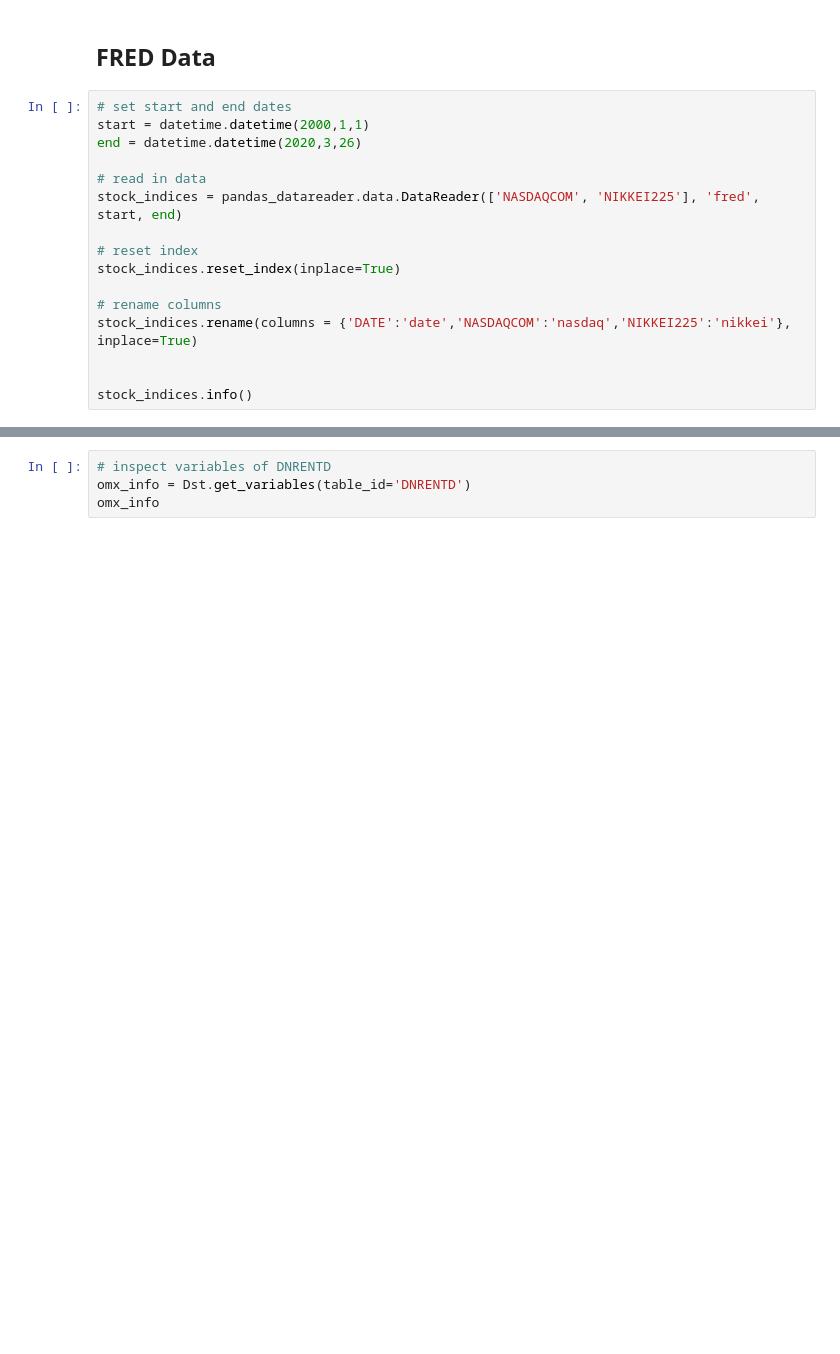
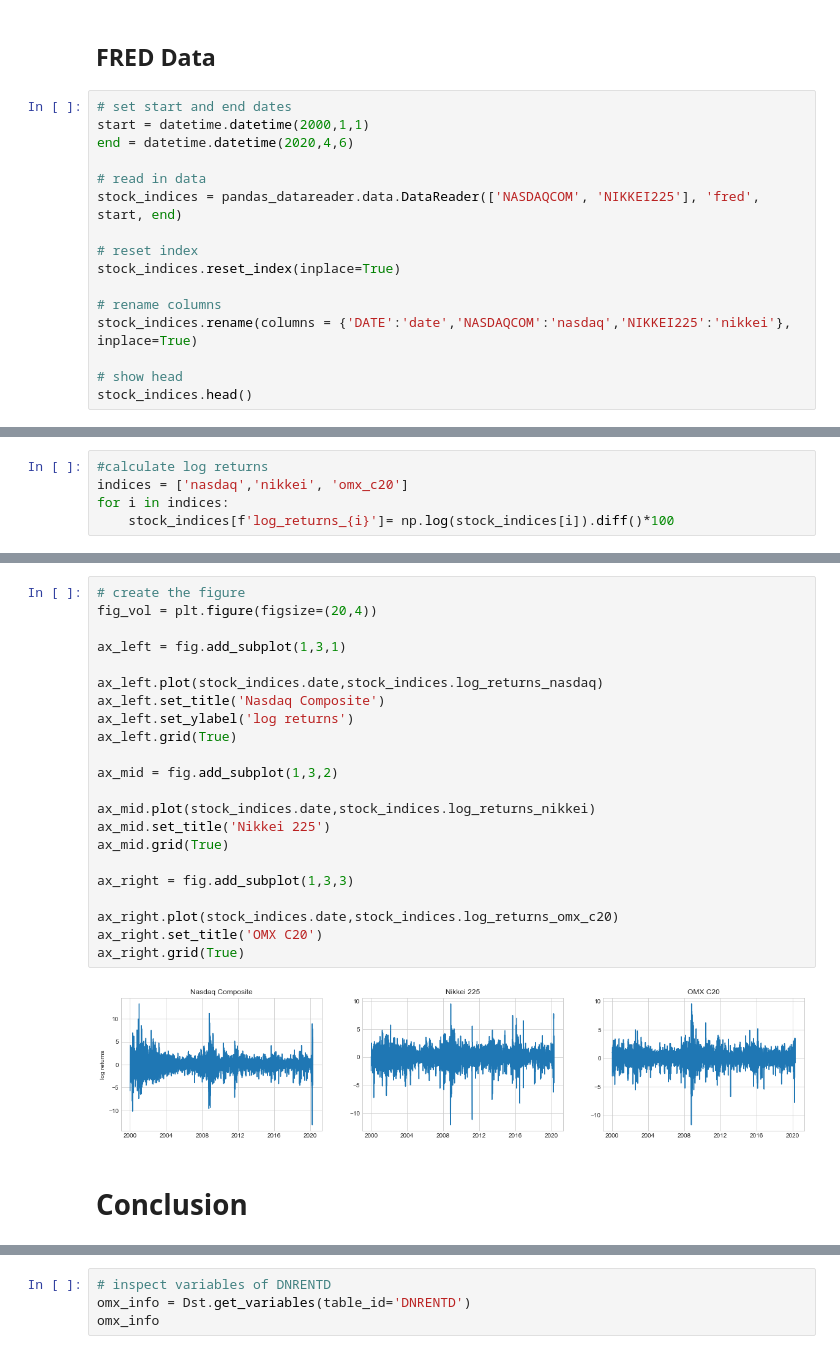
Before and after one commit to NumEconCopenhagen/projects-2020-kongeraekken-1, a Jupyter notebook: dataproject/dataproject.ipynb, the cells around one changed output, grey strips where cells are left out. Drawn from its saved outputs; the diff is of its cells as text; blank space fills up the shorter version.

```diff
--- a/dataproject/dataproject.ipynb
+++ b/dataproject/dataproject.ipynb
@@ -35,7 +36,7 @@ Next, we clean and merge the datasets into a single Dataframe to be used for lat
 # %%
 # set start and end dates
 start = datetime.datetime(2000,1,1)
-end = datetime.datetime(2020,3,26)
+end = datetime.datetime(2020,4,6)
 
 # read in data
 stock_indices = pandas_datareader.data.DataReader(['NASDAQCOM', 'NIKKEI225'], 'fred', start, end)
@@ -46,6 +47,6 @@ stock_indices.reset_index(inplace=True)
 # rename columns
 stock_indices.rename(columns = {'DATE':'date','NASDAQCOM':'nasdaq','NIKKEI225':'nikkei'}, inplace=True)
 
-
-stock_indices.info()
+# show head
+stock_indices.head()
 # %% [output]
@@ -86,0 +310,5 @@ tables[tables.id == 'DNRENTD']
+# %%
+#calculate log returns
+indices = ['nasdaq','nikkei', 'omx_c20']
+for i in indices:
+    stock_indices[f'log_returns_{i}']= np.log(stock_indices[i]).diff()*100
@@ -86,0 +401,26 @@ tables[tables.id == 'DNRENTD']
+# %%
+# create the figure
+fig_vol = plt.figure(figsize=(20,4))
+
+ax_left = fig.add_subplot(1,3,1)
+
+ax_left.plot(stock_indices.date,stock_indices.log_returns_nasdaq)
+ax_left.set_title('Nasdaq Composite')
+ax_left.set_ylabel('log returns')
+ax_left.grid(True)
+
+ax_mid = fig.add_subplot(1,3,2)
+
+ax_mid.plot(stock_indices.date,stock_indices.log_returns_nikkei)
+ax_mid.set_title('Nikkei 225')
+ax_mid.grid(True)
+
+ax_right = fig.add_subplot(1,3,3)
+
+ax_right.plot(stock_indices.date,stock_indices.log_returns_omx_c20)
+ax_right.set_title('OMX C20')
+ax_right.grid(True)
+# %% [output]
+[figure, added]
+# %% [markdown]
+# Conclusion
```
Also changed, not shown: parts of 65 cells of this notebook, 1 other file.
